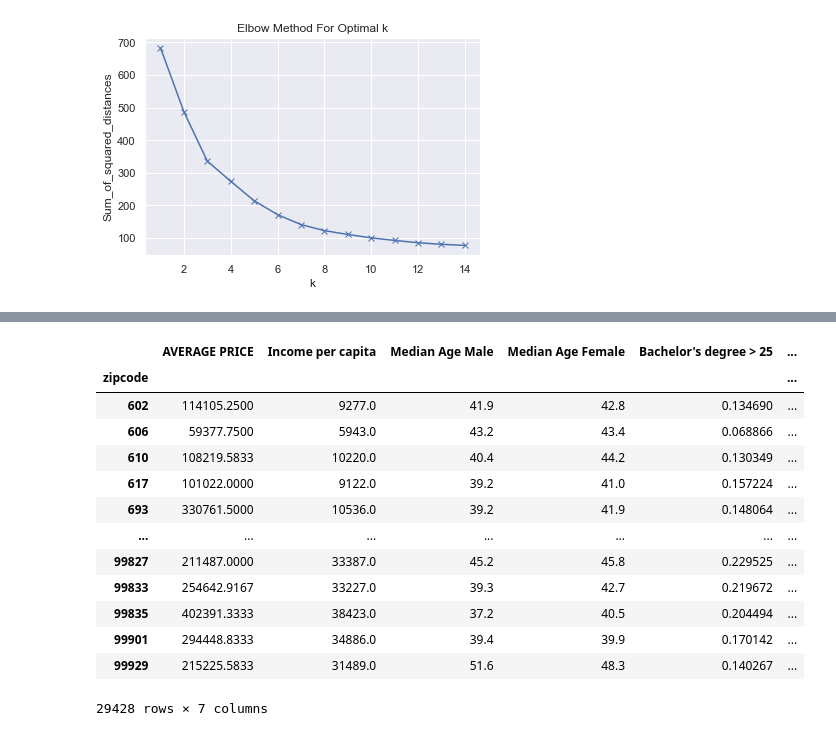
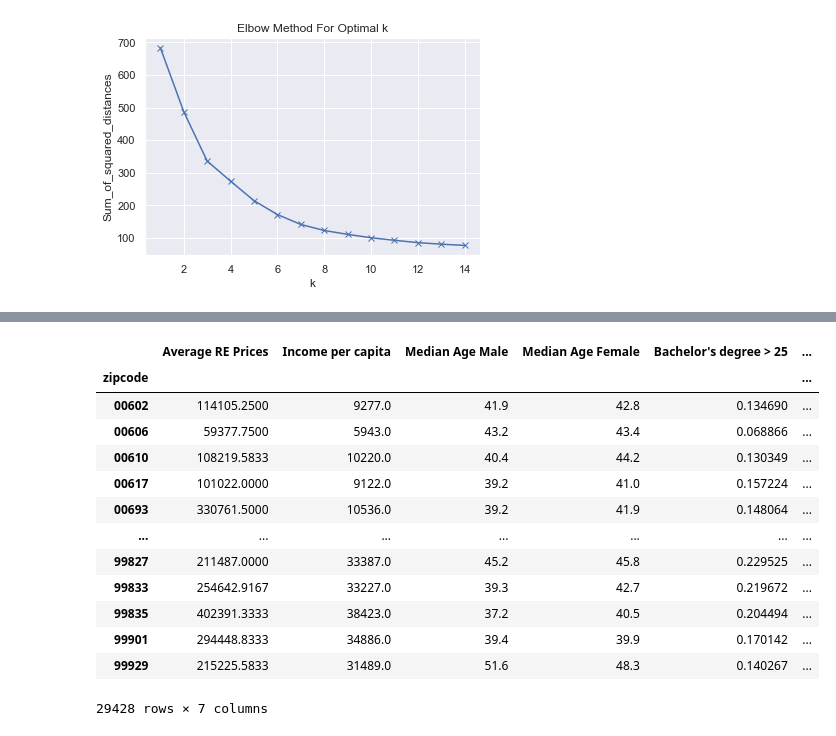
Before and after one commit to joshcoronel/machine-learning-tech-hubs, a Jupyter notebook: models/Kmeans.ipynb, the cells around one changed output, grey strips where cells are left out. Saved outputs shown, nothing was run; the diff lists cells and outputs as text; code cells hidden in the pictures.

```diff
--- a/models/Kmeans.ipynb
+++ b/models/Kmeans.ipynb
@@ -9,6 +9,6 @@ sns.set()
 from sklearn.cluster import KMeans
 # %%
 # Read the data
-data = pd.read_csv("data/Master.csv")
+data = pd.read_csv("data/Master.csv",encoding="ISO-8859-1",converters={'zipcode': lambda x: str(x)})
 data
 # %% [output]
@@ -46,4 +28,4 @@ data_num
 # %%
-data_num.set_index('zipcode',inplace=True)
-data_num
+data.set_index('zipcode',inplace=True)
+data
 # %% [output]
@@ -78,5 +47,5 @@ data_num.isnull().values.any()
 # %% [output]
 True
 # %%
-data_num.dropna( inplace=True)
+data.dropna( inplace=True)
 # %%
@@ -87,8 +56,8 @@ False
 # Scale features
 from sklearn.preprocessing import MinMaxScaler
 mms = MinMaxScaler()
-mms.fit(data_num)
-data_transformed = mms.transform(data_num)
+mms.fit(data)
+data_transformed = mms.transform(data)
 # %%
 # Initialize k-means
 Sum_of_squared_distances = []
@@ -120,14 +89,14 @@ array([0, 0, 0, ..., 0, 0, 0])
 # %%
 # View cluster predictions
-data_num
+data
 # %% [output]
-|  | AVERAGE PRICE | Income per capita | Median Age Male | Median Age Female | Bachelor's degree > 25 | ... |
+|  | Average RE Prices | Income per capita | Median Age Male | Median Age Female | Bachelor's degree > 25 | ... |
 | zipcode |  |  |  |  |  | ... |
-| 602 | 114105.2500 | 9277.0 | 41.9 | 42.8 | 0.134690 | ... |
-| 606 | 59377.7500 | 5943.0 | 43.2 | 43.4 | 0.068866 | ... |
-| 610 | 108219.5833 | 10220.0 | 40.4 | 44.2 | 0.130349 | ... |
-| 617 | 101022.0000 | 9122.0 | 39.2 | 41.0 | 0.157224 | ... |
-| 693 | 330761.5000 | 10536.0 | 39.2 | 41.9 | 0.148064 | ... |
+| 00602 | 114105.2500 | 9277.0 | 41.9 | 42.8 | 0.134690 | ... |
+| 00606 | 59377.7500 | 5943.0 | 43.2 | 43.4 | 0.068866 | ... |
+| 00610 | 108219.5833 | 10220.0 | 40.4 | 44.2 | 0.130349 | ... |
+| 00617 | 101022.0000 | 9122.0 | 39.2 | 41.0 | 0.157224 | ... |
+| 00693 | 330761.5000 | 10536.0 | 39.2 | 41.9 | 0.148064 | ... |
 | ... | ... | ... | ... | ... | ... | ... |
 | 99827 | 211487.0000 | 33387.0 | 45.2 | 45.8 | 0.229525 | ... |
 | 99833 | 254642.9167 | 33227.0 | 39.3 | 42.7 | 0.219672 | ... |
```
Also changed, not shown: parts of 9 cells of this notebook, 11 other files.
